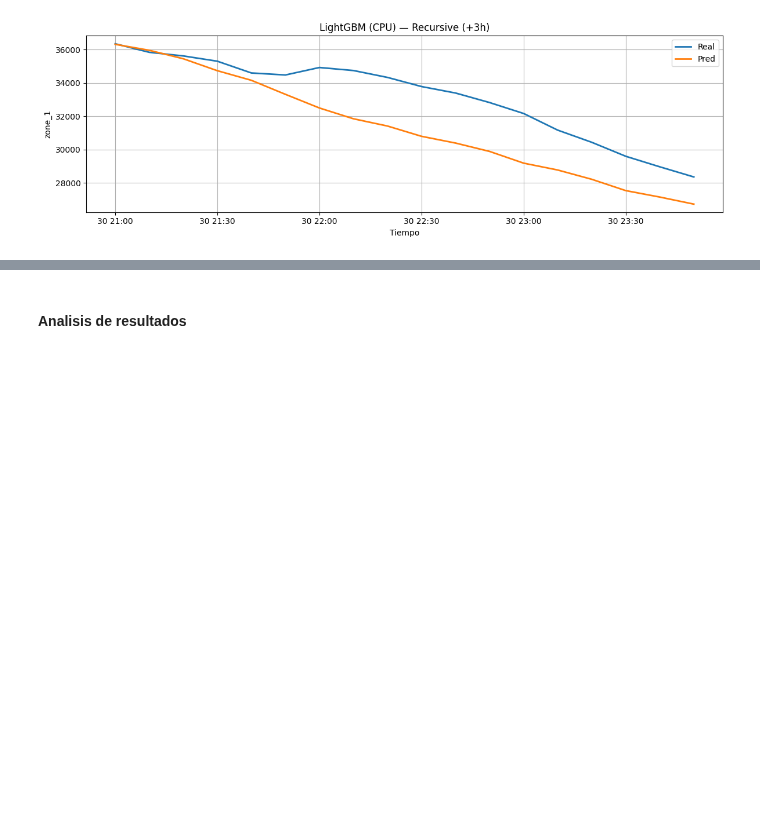
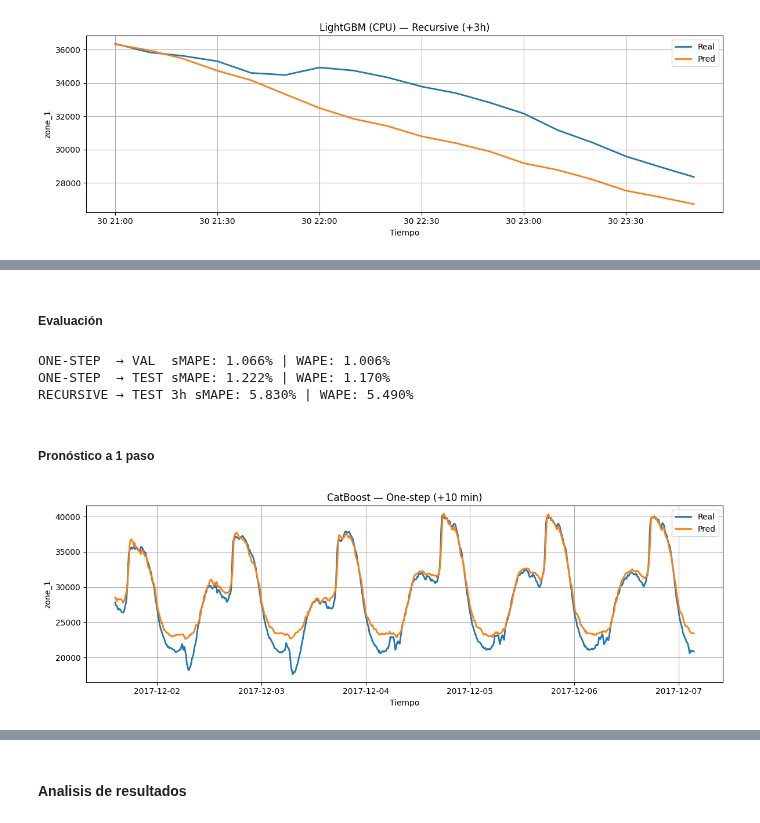
Before and after one commit to DCajiao/Time-series-forecast-of-energy-consumption-in-Tetouan-City, a Jupyter notebook: notebooks/02_assembly_model_modeling.ipynb, the cells around one changed output, grey strips where cells are left out. Cells and saved outputs as stored; diff of their text form; code cells hidden in the pictures; blank space fills up the shorter version.

Commit message:
Finalizado el CatBoost

```diff
--- a/notebooks/02_assembly_model_modeling.ipynb
+++ b/notebooks/02_assembly_model_modeling.ipynb
@@ -567,0 +612,9 @@ plot_segment(idx_future, y_true_rec, y_pred_rec,
+# %%
+start = time.time()
+cat_model.fit(Xtr2, ytr, eval_set=(Xva2, yva), use_best_model=True)
+end = time.time()
+
+cat_execution_time = end - start
+best_iter = cat_model.get_best_iteration()
+
+print(f"✅ CatBoost (GPU) entrenado en {cat_execution_time:.2f} segundos.", f"(best_iteration={best_iter})" if best_iter is not None else "")
@@ -567,0 +628,46 @@ plot_segment(idx_future, y_true_rec, y_pred_rec,
+# %% [markdown]
+##### Evaluación
+# %%
+# EVALUACIÓN — sMAPE / WAPE
+
+# One-step
+smape_val = smape(y_val_inv, y_pred_val_inv)
+wape_val  = wape(y_val_inv, y_pred_val_inv)
+smape_te  = smape(y_te_inv,  y_pred_te_inv)
+wape_te   = wape(y_te_inv,   y_pred_te_inv)
+
+print(f"ONE-STEP  → VAL  sMAPE: {smape_val:.3f}% | WAPE: {wape_val:.3f}%")
+print(f"ONE-STEP  → TEST sMAPE: {smape_te:.3f}% | WAPE: {wape_te:.3f}%")
+
+# Recursive (3h)
+smape_rec = smape(y_true_rec, y_pred_rec)
+wape_rec  = wape(y_true_rec, y_pred_rec)
+print(f"RECURSIVE → TEST 3h sMAPE: {smape_rec:.3f}% | WAPE: {wape_rec:.3f}%")
+# %% [output]
+ONE-STEP  → VAL  sMAPE: 1.066% | WAPE: 1.006%
+ONE-STEP  → TEST sMAPE: 1.222% | WAPE: 1.170%
+RECURSIVE → TEST 3h sMAPE: 5.830% | WAPE: 5.490%
+# %% [markdown]
+##### Pronóstico a 1 paso
+# %%
+# PRONÓSTICO A 1 PASO — One-step
+
+# Predicciones (CatBoost usa best_iteration automáticamente con use_best_model=True)
+y_pred_val = cat_model.predict(Xva2)
+y_pred_te  = cat_model.predict(Xte2)
+
+# Invertir a escala real
+y_val_inv      = inverse_target(yva, scalers)
+y_pred_val_inv = inverse_target(y_pred_val, scalers)
+y_te_inv       = inverse_target(yte, scalers)
+y_pred_te_inv  = inverse_target(y_pred_te, scalers)
+
+# Índice temporal para graficar tramo en TEST
+start = HISTORY_WINDOW + SHIFT_ONE_STEP - 1
+idx_seg = test_df.index[start : start + len(y_te_inv)]
+
+# Gráfico (opcional)
+plot_segment(idx_seg[:800], y_te_inv[:800], y_pred_te_inv[:800],
+             title="CatBoost — One-step (+10 min)", target_name=TARGET_COL)
+# %% [output]
+[figure, added]
```
Also changed, not shown: parts of 7 cells of this notebook.
